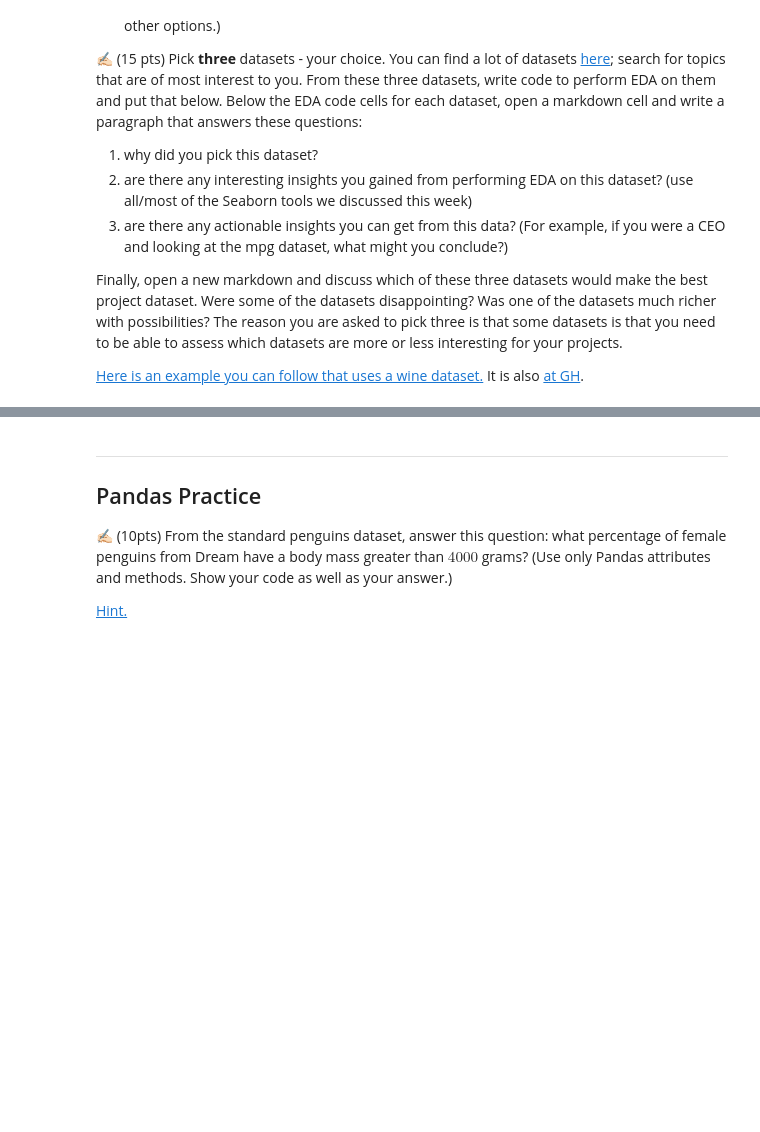
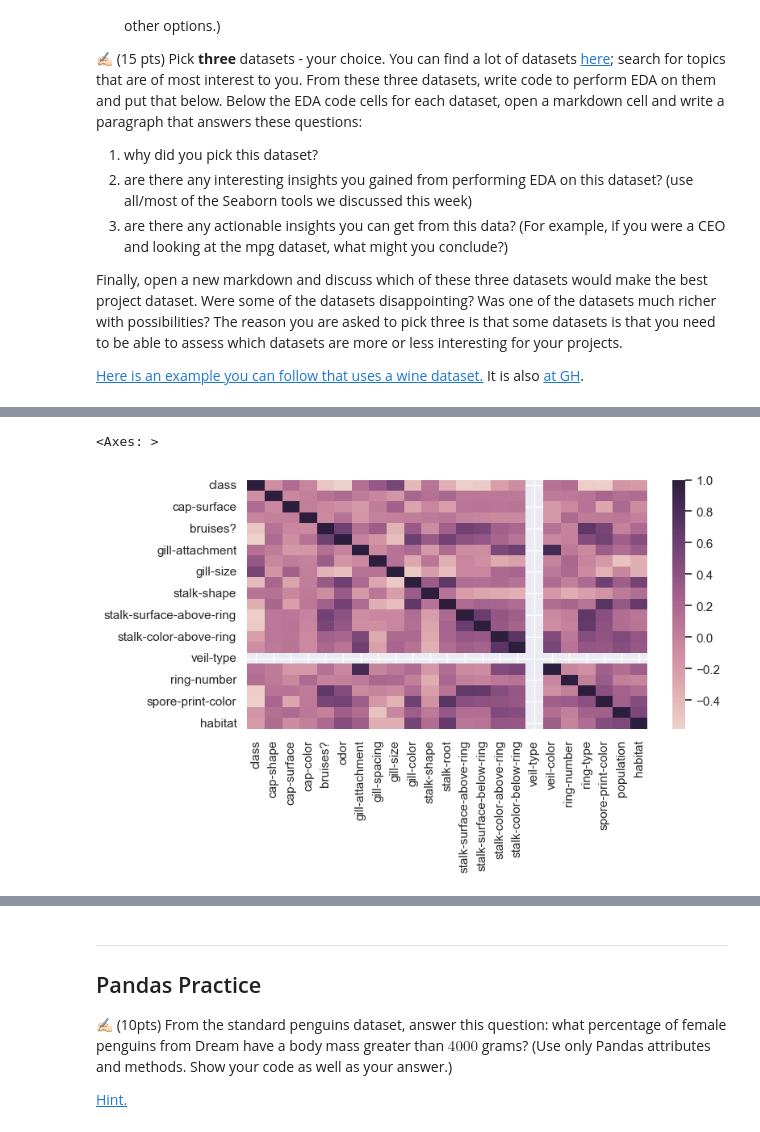
Before and after one commit to mikayla-norton/cmse830, a Jupyter notebook: HWs/HW_3.ipynb, the cells around one changed output, grey strips where cells are left out. Drawn from its saved outputs; the diff is of its cells as text; code cells hidden in the pictures; blank space fills up the shorter version.

```diff
--- a/HWs/HW_3.ipynb
+++ b/HWs/HW_3.ipynb
@@ -56,0 +125,8 @@ Finally, open a new markdown and discuss which of these three datasets would mak
+# %%
+
+cols = ["class", "cap-shape", "cap-surface", "cap-color", "bruises?", "odor", "gill-attachment", "gill-spacing", "gill-size", "gill-color", "stalk-shape",
+        "stalk-root", "stalk-surface-above-ring", "stalk-surface-below-ring", "stalk-color-above-ring", "stalk-color-below-ring", "veil-type", "veil-color",
+        "ring-number", "ring-type", "spore-print-color", "population", "habitat"]
+
+data = pd.read_csv("/Users/mnorton/Desktop/College/Grad Victory Lap/cmse830/Midterm Project/mushroom/agaricus-lepiota.data", delimiter=",", names=cols,header=None)
+data.head()
@@ -56,0 +161,4 @@ Finally, open a new markdown and discuss which of these three datasets would mak
+# %%
+data["class"] = data["class"].replace("e", "edible")
+data["class"] = data["class"].replace("p", "poisonous")
+data.head() # I would want to do this for all columns if I used this data
@@ -56,0 +178,7 @@ Finally, open a new markdown and discuss which of these three datasets would mak
+# %%
+mush_corr = data.corr()
+cubehelix_palette = sns.cubehelix_palette(as_cmap=True)
+sns.heatmap(mush_corr, cmap=cubehelix_palette)
+# %% [output]
+<Axes: >
+[figure, added]
```
Also changed, not shown: parts of 46 cells of this notebook, 17 other files.
